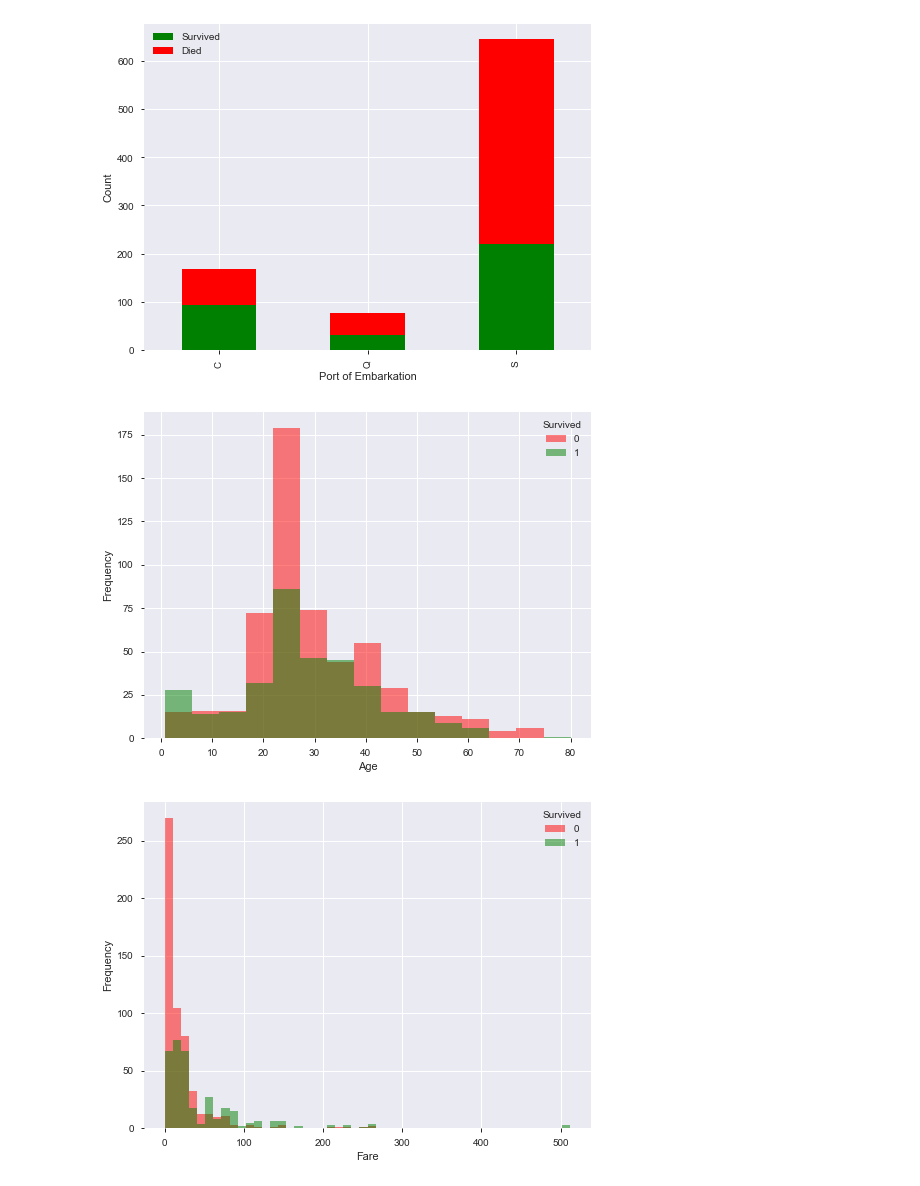
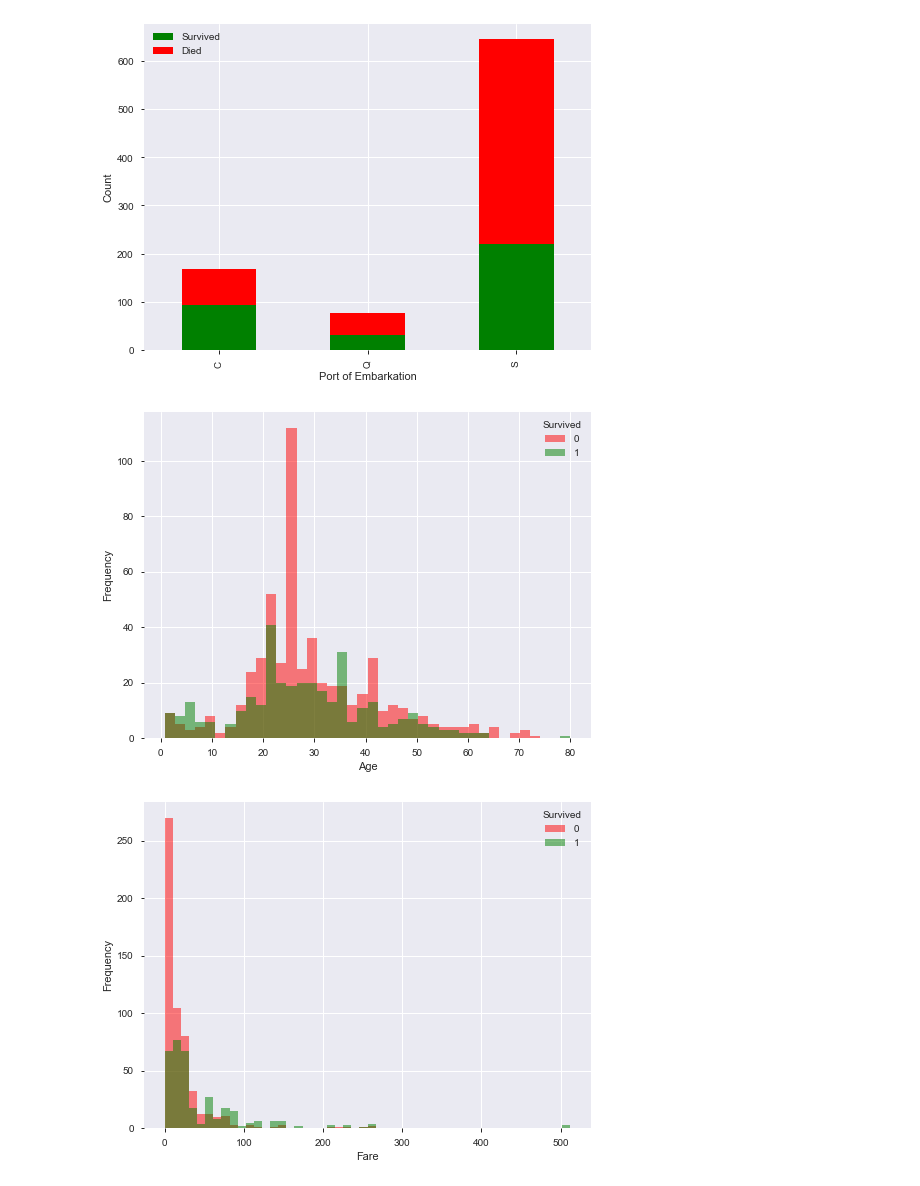
Before and after one commit to douglaspsteen/titanic, a Jupyter notebook: Titanic_Kaggle_Competition.ipynb, the cells around one changed output. Cells and saved outputs as stored; diff of their text form; code cells hidden in the pictures.

```diff
--- a/Titanic_Kaggle_Competition.ipynb
+++ b/Titanic_Kaggle_Competition.ipynb
@@ -177,5 +180,11 @@ dtypes: float64(2), int64(4), object(4), uint8(1)
 memory usage: 103.7+ KB
 # %% [markdown]
 Drop 'Cabin' feature
+# %%
+df['Cabin'].fillna(0, inplace=True)
+
+for i in range(len(df)):
+    if df.iloc[i]['Cabin'] != 0:
+        df.set_value(i, 'Cabin', 1)
 # %%
-df = df.drop('Cabin', axis=1)
+df.Cabin = df.Cabin.astype('int64')
@@ -400,13 +401,13 @@ ax.set_ylabel('Count');
 # %% [output]
 [figure]
 # %%
-ax = train_data.pivot(columns='Survived', values='Age').plot.hist(bins=15,
+ax = train_data.pivot(columns='Survived', values='Age').plot.hist(bins=40,
                                                                   alpha=0.5,
                                                                  color=['r', 'g'],
                                                                  figsize=(8,6))
 ax.set_xlabel('Age');
 # %% [output]
-[figure, old version]
+[figure, new version]
 # %%
 ax = train_data.pivot(columns='Survived', values='Fare').plot.hist(bins=50,
                                                                   alpha=0.5,
```
Also changed, not shown: parts of 67 cells of this notebook.
